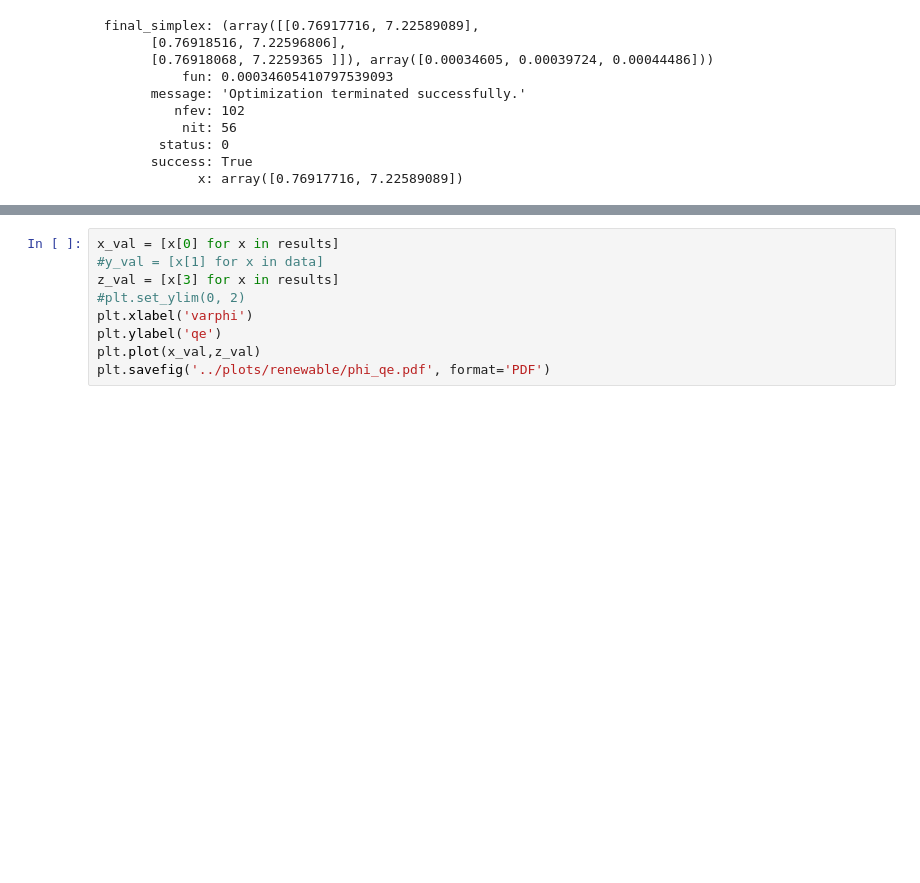
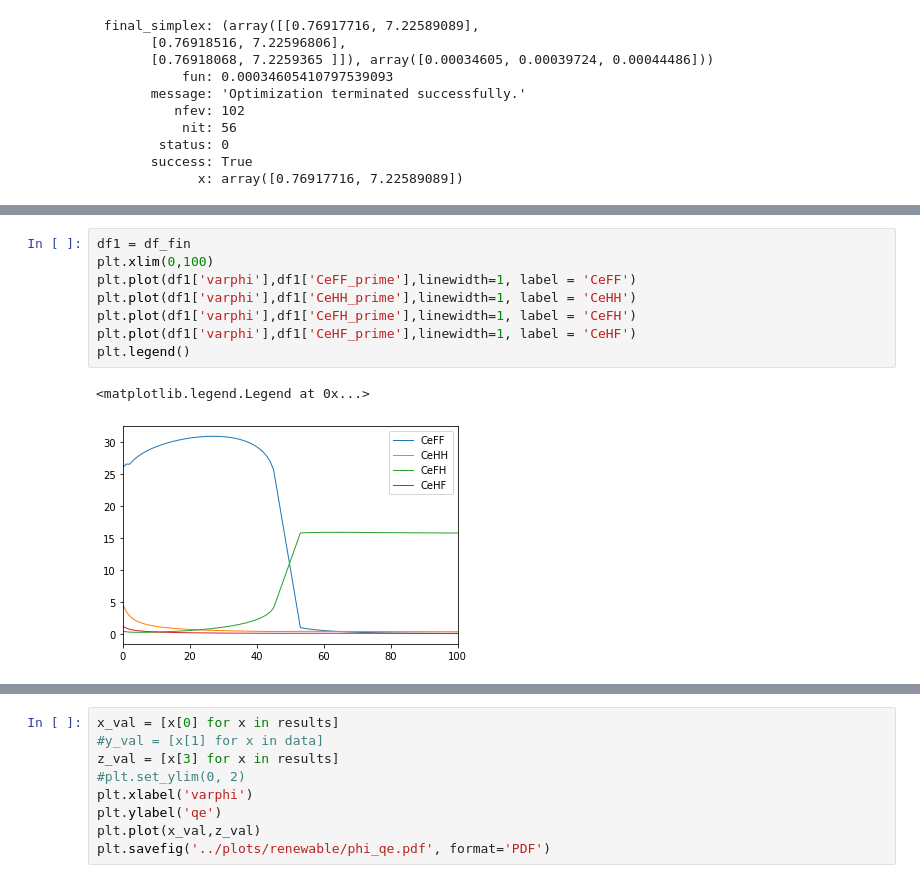
Before and after one commit to VoliCrank/Optimal-Unilateral-Carbon-Policy, a Jupyter notebook: Data/codes/renewable_one.ipynb, the cells around one changed output, grey strips where cells are left out. Saved outputs shown, nothing was run; the diff lists cells and outputs as text; blank space fills up the shorter version.

```diff
--- a/Data/codes/renewable_one.ipynb
+++ b/Data/codes/renewable_one.ipynb
@@ -240,0 +261,11 @@ did not converge 52
+# %%
+df1 = df_fin
+plt.xlim(0,100)
+plt.plot(df1['varphi'],df1['CeFF_prime'],linewidth=1, label = 'CeFF')
+plt.plot(df1['varphi'],df1['CeHH_prime'],linewidth=1, label = 'CeHH')
+plt.plot(df1['varphi'],df1['CeFH_prime'],linewidth=1, label = 'CeFH')
+plt.plot(df1['varphi'],df1['CeHF_prime'],linewidth=1, label = 'CeHF')
+plt.legend()
+# %% [output]
+<matplotlib.legend.Legend at 0x...>
+[figure, added]
```
Also changed, not shown: parts of 17 cells of this notebook, 1 other file.
